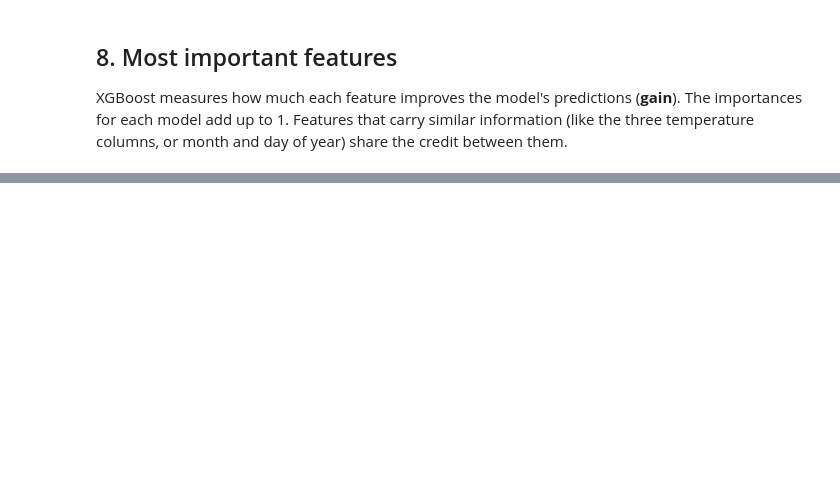
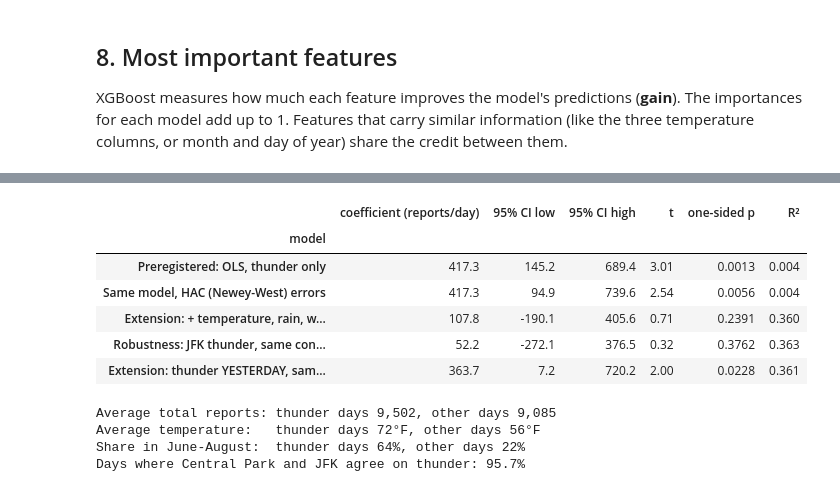
Before and after one commit to Tavnik-7-8-22/INFO2950-Project, a Jupyter notebook: complaints_weather_analysis.ipynb, the cells around one changed output, grey strips where cells are left out. Saved outputs shown, nothing was run; the diff lists cells and outputs as text; code cells hidden in the pictures; blank space fills up the shorter version.

```diff
--- a/complaints_weather_analysis.ipynb
+++ b/complaints_weather_analysis.ipynb
@@ -825,0 +1202,43 @@ is really a "winter" effect.
+# %%
+h2_models = {
+    "Preregistered: OLS, thunder only": smf.ols("REQUESTS ~ CP_WT_THUNDER", totals_daily).fit(),
+    "Same model, HAC (Newey-West) errors": smf.ols("REQUESTS ~ CP_WT_THUNDER", totals_daily).fit(**HAC),
+    "Extension: + temperature, rain, weekday, holiday, year (HAC)":
+        smf.ols(f"REQUESTS ~ CP_WT_THUNDER + CP_TAVG + CP_PRCP + {CALENDAR}", totals_daily).fit(**HAC),
+}
+h2_table = pd.DataFrame([coefficient_row(label, model, "CP_WT_THUNDER", "positive") for label, model in h2_models.items()])
+
+# Reviewer question 4: the same controlled model with JFK's thunder flag instead of Central Park's
+jfk_model = smf.ols(f"REQUESTS ~ JFK_WT_THUNDER + JFK_TAVG + JFK_PRCP + {CALENDAR}", totals_daily).fit(**HAC)
+h2_table.loc[len(h2_table)] = coefficient_row("Robustness: JFK thunder, same controls (HAC)", jfk_model, "JFK_WT_THUNDER", "positive")
+
+# Reviewer question 5: are reports higher the day AFTER thunder?
+next_day_model = smf.ols(f"REQUESTS ~ CP_THUNDER_YESTERDAY + CP_WT_THUNDER + CP_TAVG + CP_PRCP + {CALENDAR}",
+                         totals_daily).fit(**HAC)
+h2_table.loc[len(h2_table)] = coefficient_row("Extension: thunder YESTERDAY, same controls (HAC)", next_day_model,
+                                              "CP_THUNDER_YESTERDAY", "positive")
+
+h2_table.set_index("model").round({"coefficient (reports/day)": 1, "95% CI low": 1, "95% CI high": 1,
+                                   "t": 2, "one-sided p": 4, "R²": 3})
+# %% [output]
+|  | coefficient (reports/day) | 95% CI low | 95% CI high | t | one-sided p | R² |
+| model |  |  |  |  |  |  |
+| Preregistered: OLS, thunder only | 417.3 | 145.2 | 689.4 | 3.01 | 0.0013 | 0.004 |
+| Same model, HAC (Newey-West) errors | 417.3 | 94.9 | 739.6 | 2.54 | 0.0056 | 0.004 |
+| Extension: + temperature, rain, w... | 107.8 | -190.1 | 405.6 | 0.71 | 0.2391 | 0.360 |
+| Robustness: JFK thunder, same con... | 52.2 | -272.1 | 376.5 | 0.32 | 0.3762 | 0.363 |
+| Extension: thunder YESTERDAY, sam... | 363.7 | 7.2 | 720.2 | 2.00 | 0.0228 | 0.361 |
+# %%
+# Why does the effect shrink once we add controls? Thunder days are summer days.
+thunder_days = totals_daily[totals_daily["CP_WT_THUNDER"] == 1]
+other_days_t = totals_daily[totals_daily["CP_WT_THUNDER"] == 0]
+print(f"Average total reports: thunder days {thunder_days['REQUESTS'].mean():,.0f}, other days {other_days_t['REQUESTS'].mean():,.0f}")
+print(f"Average temperature:   thunder days {thunder_days['CP_TAVG'].mean():.0f}°F, other days {other_days_t['CP_TAVG'].mean():.0f}°F")
+print(f"Share in June-August:  thunder days {thunder_days['MONTH'].isin([6, 7, 8]).mean():.0%}, "
+      f"other days {other_days_t['MONTH'].isin([6, 7, 8]).mean():.0%}")
+print(f"Days where Central Park and JFK agree on thunder: {(totals_daily['CP_WT_THUNDER'] == totals_daily['JFK_WT_THUNDER']).mean():.1%}")
+# %% [output]
+Average total reports: thunder days 9,502, other days 9,085
+Average temperature:   thunder days 72°F, other days 56°F
+Share in June-August:  thunder days 64%, other days 22%
+Days where Central Park and JFK agree on thunder: 95.7%
```
Also changed, not shown: parts of 44 cells of this notebook, 15 other files.
